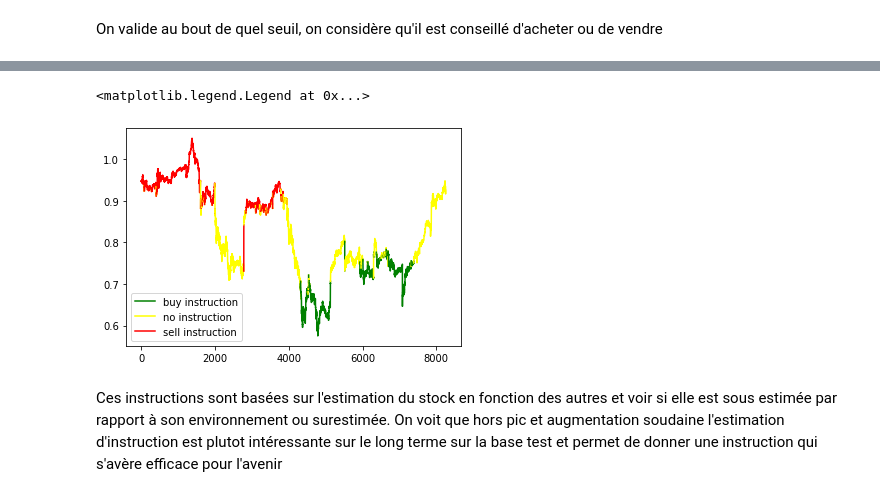
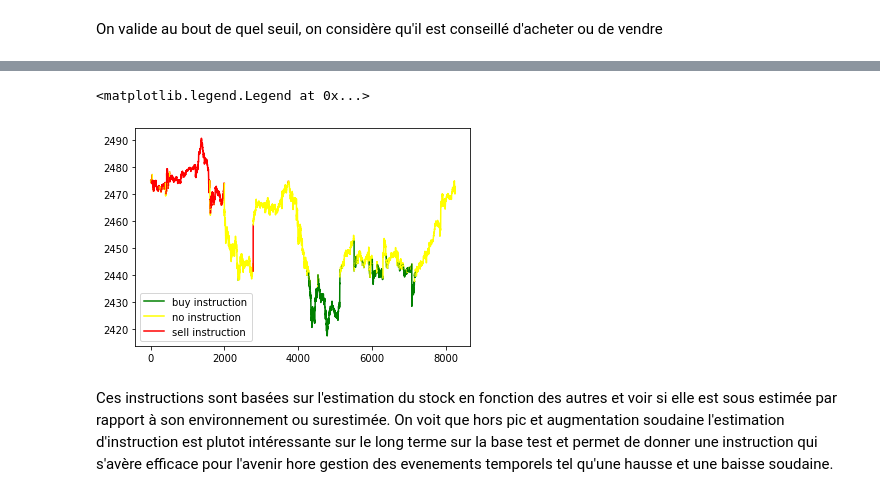
Before and after one commit to samirLazzali/SP500_tensorflow, a Jupyter notebook: Keras first try.ipynb, the cells around one changed output, grey strips where cells are left out. Drawn from its saved outputs; the diff is of its cells as text; code cells hidden in the pictures.

Commit message:
Graphics changed for Stocks changes but missing the date in the index of the graphic

```diff
--- a/Keras first try.ipynb
+++ b/Keras first try.ipynb
@@ -120,6 +140,8 @@ go_sell = [i > sell for i in error]
+# %%
+y_test_unnormalized=scaler.inverse_transform(data_test)[:, 0]
 # %%
 df = pd.DataFrame()
-df['stock'] = y_test
+df['stock'] = y_test_unnormalized
 df['error'] = error
 df['label'] = 'no instruction'
 df.loc[df['error'] > sell, 'label'] = 'sell instruction'
@@ -141,33 +163,33 @@ def gen_repeating(s):
     while i < len(s):
         j = i
         while j < len(s) and s[j] == s[i]:
             j += 1
         yield (s[i], i, j-1)
         i = j
 
 ## Add px_last lines
 for color, start, end in gen_repeating(df['color']):
     if start > 0: # make sure lines connect
         start -= 1
     idx = df.index[start:end+1]
     df.loc[idx, 'stock'].plot(ax=ax, color=color, label='')
     handles, labels = ax.get_legend_handles_labels()
 
 ## Create custom artists
 g_line = plt.Line2D((0,1),(0,0), color='green')
 y_line = plt.Line2D((0,1),(0,0), color='yellow')
 r_line = plt.Line2D((0,1),(0,0), color='red')
 ax.legend(
     handles + [g_line, y_line,r_line],
     labels + [
         'buy instruction',
         'no instruction',
         'sell instruction'
     ],
     loc='best',
 )
 # %% [output]
 <matplotlib.legend.Legend at 0x...>
-[figure, old version]
+[figure, new version]
 # %% [markdown]
-Ces instructions sont basées sur l'estimation du stock en fonction des autres et voir si elle est sous estimée par rapport à son environnement ou surestimée. On voit que hors pic et augmentation soudaine l'estimation d'instruction est plutot intéressante sur le long terme sur la base test et permet de donner une instruction qui s'avère efficace pour l'avenir
+Ces instructions sont basées sur l'estimation du stock en fonction des autres et voir si elle est sous estimée par rapport à son environnement ou surestimée. On voit que hors pic et augmentation soudaine l'estimation d'instruction est plutot intéressante sur le long terme sur la base test et permet de donner une instruction qui s'avère efficace pour l'avenir hore gestion des evenements temporels tel qu'une hausse et une baisse soudaine.
```
Also changed, not shown: parts of 7 cells of this notebook.
